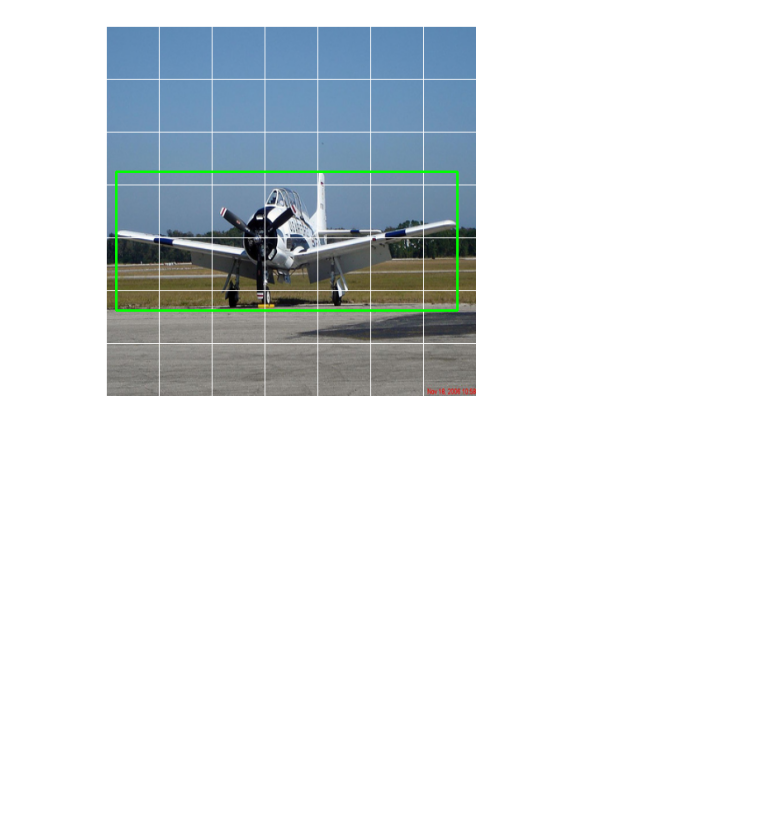
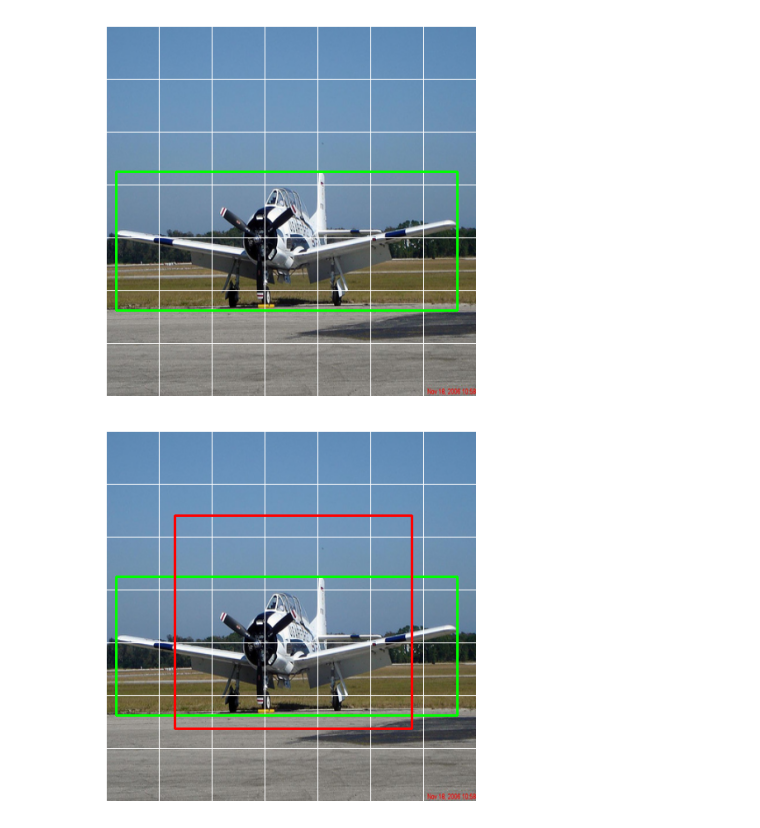
Before and after one commit to mateuszk098/neural-nets, a Jupyter notebook: src/cvnets/yolov1/infer.ipynb, the cells around one changed output. Drawn from its saved outputs; the diff is of its cells as text; code cells hidden in the pictures; blank space fills up the shorter version.

```diff
--- a/src/cvnets/yolov1/infer.ipynb
+++ b/src/cvnets/yolov1/infer.ipynb
@@ -18,7 +18,7 @@ dataset = VOC2012Dataset("~/Downloads/VOC2012/train_val", imgsz=448, S=7, B=2, s
 dataset.eval()
 
 model = YOLOv1(imgsz=imgsz, S=S, B=B, C=C)
-model.load_state_dict(torch.load("./checkpoints/yolov1-voc2012.pt", map_location="cpu", weights_only=True))
+model.load_state_dict(torch.load("./checkpoints/yolov1-voc2012-last.pt", map_location="cpu", weights_only=True))
 model = model.eval()
 # %%
 sample = dataset[5]
@@ -83,19 +83,21 @@ xyxys, confs, labels = decode_yolo_output(prediction, imgsz, S, B)
 # %%
 conf_mask = confs > 0.03
 xyxys = xyxys[conf_mask]
 confs = confs[conf_mask]
 labels = labels[conf_mask]
 
 keep = nms(xyxys, confs, iou_threshold=0.3)
 xyxys = xyxys[keep]
 confs = confs[keep]
 labels = labels[keep]
 
 img = image.copy()
 
-for bbox in xyxys.squeeze().numpy():
+for bbox in xyxys.numpy():
     cv.rectangle(img, (int(bbox[0]), int(bbox[1])), (int(bbox[2]), int(bbox[3])), (255, 0, 0), 2)
 
 plt.imshow(img)
 plt.axis("off")
 plt.show()
+# %% [output]
+[figure, added]
```
Also changed, not shown: 1 other file.
